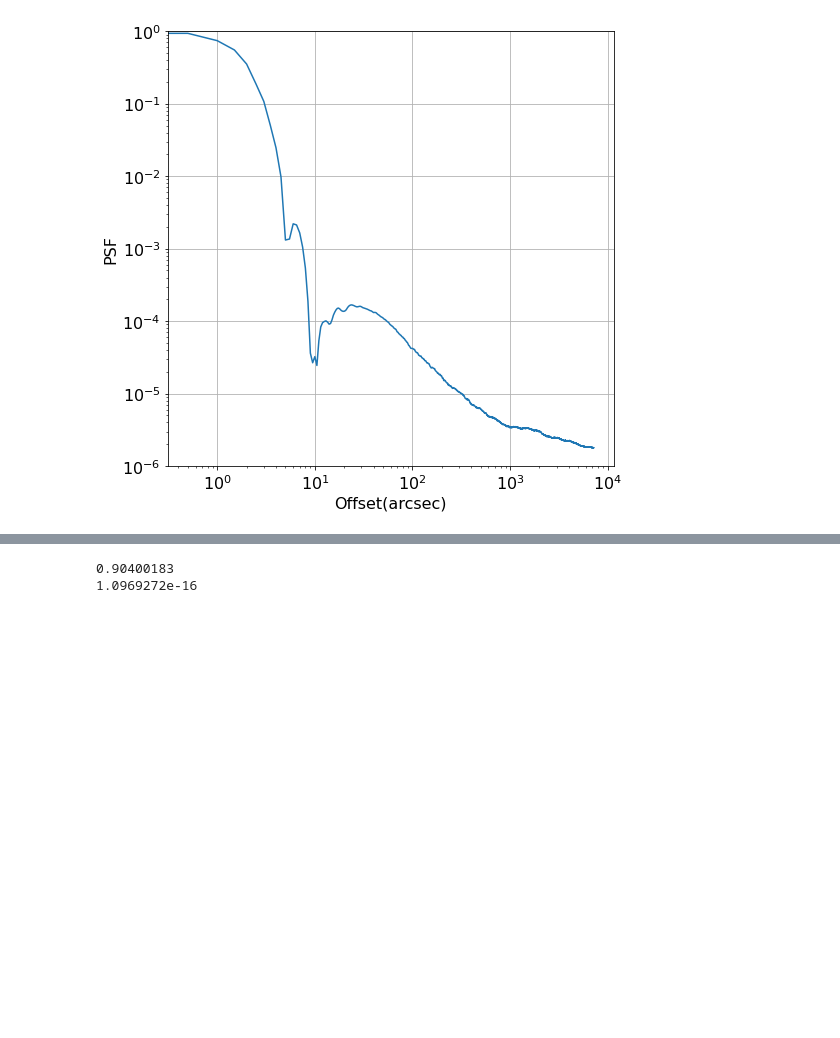
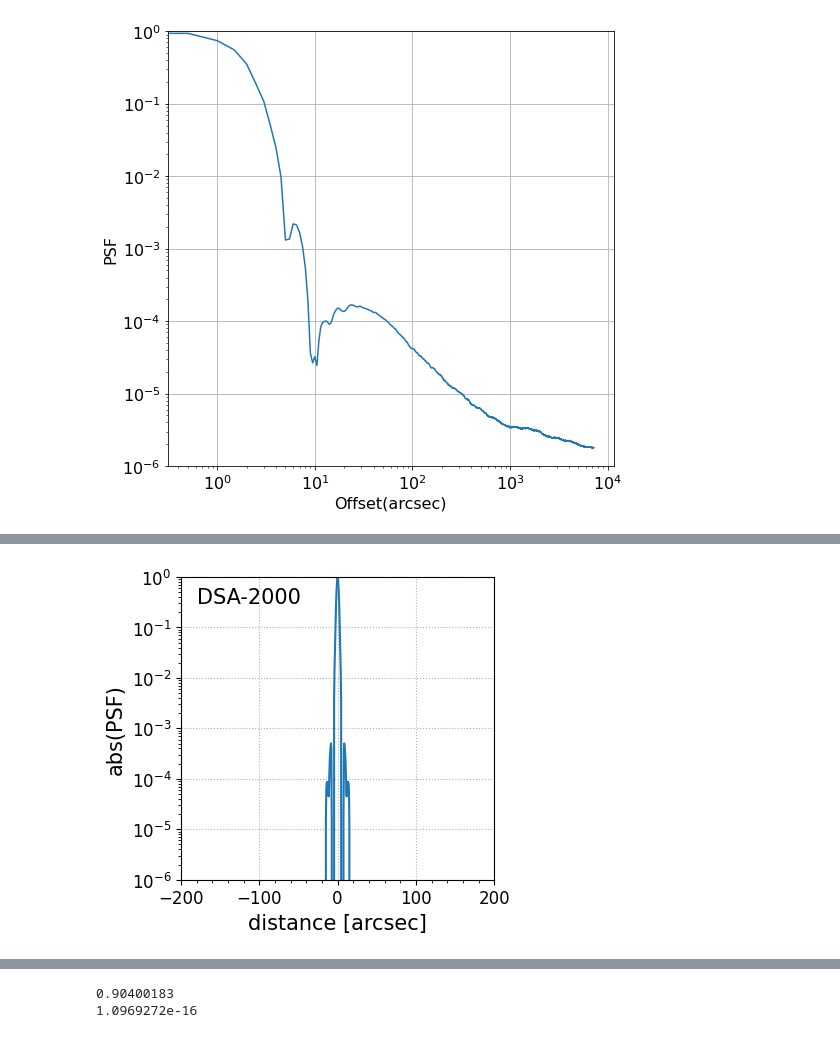
Before and after one commit to yupinghuang/sim-toolkit, a Jupyter notebook: notebooks/visualize-psf.ipynb, the cells around one changed output, grey strips where cells are left out. Saved outputs shown, nothing was run; the diff lists cells and outputs as text; code cells hidden in the pictures; blank space fills up the shorter version.

```diff
--- a/notebooks/visualize-psf.ipynb
+++ b/notebooks/visualize-psf.ipynb
@@ -158,0 +203,19 @@ Text(0.5, 1.0, 'configuration W natural weight, 3.49asec x 3.42asec')
+# %%
+from matplotlib.ticker import MultipleLocator
+plt.figure(figsize=(4.4,4))
+matplotlib.rcParams.update({'font.size': 12})
+plt.plot(dist10*60, avg10)
+plt.plot(-dist10*60, avg10, color='C0')
+matplotlib.rcParams.update({'font.size': 12})
+plt.xlabel('distance [arcsec]', fontsize=15, fontname='DejaVu Sans')
+plt.ylabel('abs(PSF)', fontsize=15, fontname='DejaVu Sans')
+plt.text(-180, 0.3, 'DSA-2000', fontsize=15, fontname='DejaVu Sans')
+plt.yscale('log')
+plt.ylim(1e-6, 1)
+plt.xlim(-200, 200)
+plt.grid(linestyle='dotted')
+plt.tight_layout()
+plt.minorticks_on()
+plt.savefig('log_avg_trunc.pdf')
+# %% [output]
+[figure, added]
```
Also changed, not shown: parts of 10 cells of this notebook, 6 other files.
